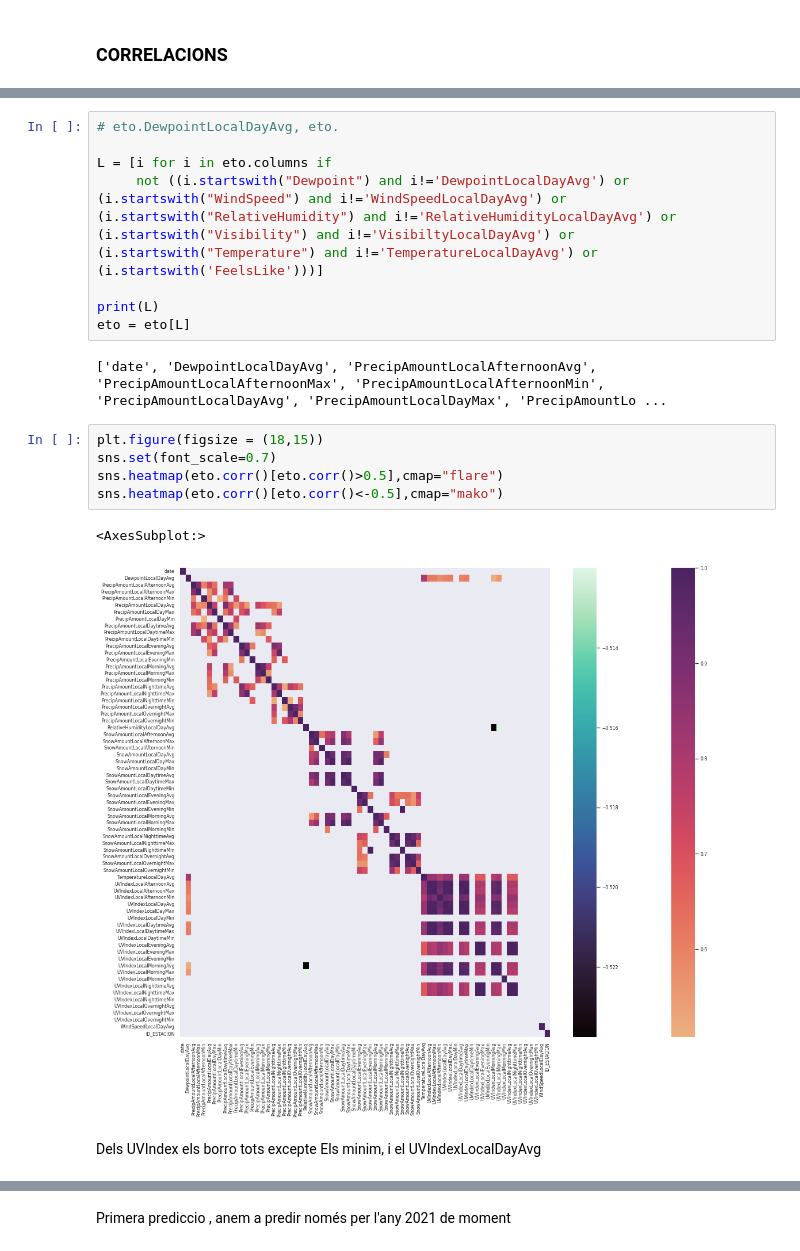
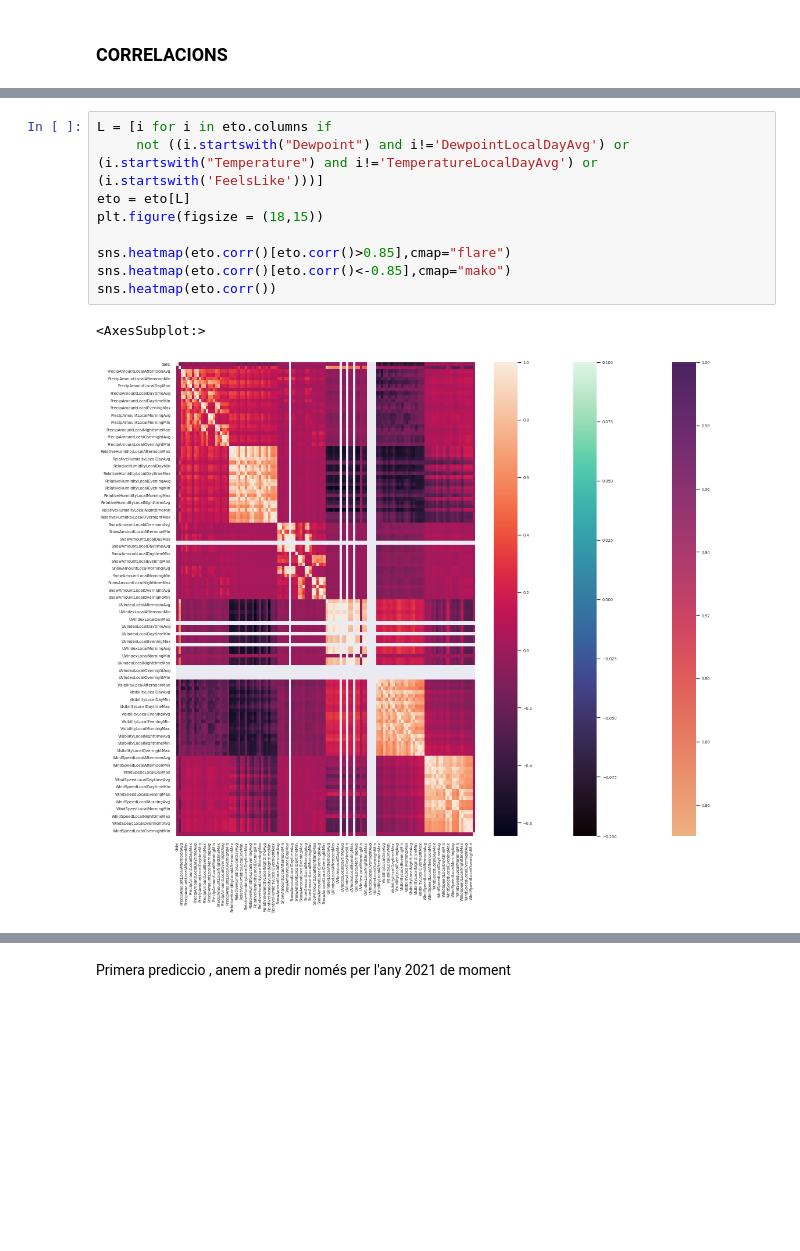
Before and after one commit to AlbertRoca29/The-Wine-Project, a Jupyter notebook: script_exploración.ipynb, the cells around one changed output, grey strips where cells are left out. Saved outputs shown, nothing was run; the diff lists cells and outputs as text; blank space fills up the shorter version.

```diff
--- a/script_exploración.ipynb
+++ b/script_exploración.ipynb
@@ -252,20 +233,12 @@ De moment ajuntarem tots els FeelsLike i TemperatureLocal en una sola variable,
 # %%
-# eto.DewpointLocalDayAvg, eto.
+L = [i for i in eto.columns if
+     not ((i.startswith("Dewpoint") and i!='DewpointLocalDayAvg') or (i.startswith("Temperature") and i!='TemperatureLocalDayAvg') or (i.startswith('FeelsLike')))]
+eto = eto[L]
+plt.figure(figsize = (18,15))
 
-L = [i for i in eto.columns if
-     not ((i.startswith("Dewpoint") and i!='DewpointLocalDayAvg') or (i.startswith("WindSpeed") and i!='WindSpeedLocalDayAvg') or (i.startswith("RelativeHumidity") and i!='RelativeHumidityLocalDayAvg') or (i.startswith("Visibility") and i!='VisibiltyLocalDayAvg') or (i.startswith("Temperature") and i!='TemperatureLocalDayAvg') or (i.startswith('FeelsLike')))]
-
-print(L)
-eto = eto[L]
+sns.heatmap(eto.corr()[eto.corr()>0.85],cmap="flare")
+sns.heatmap(eto.corr()[eto.corr()<-0.85],cmap="mako")
+sns.heatmap(eto.corr())
 # %% [output]
-['date', 'DewpointLocalDayAvg', 'PrecipAmountLocalAfternoonAvg', 'PrecipAmountLocalAfternoonMax', 'PrecipAmountLocalAfternoonMin', 'PrecipAmountLocalDayAvg', 'PrecipAmountLocalDayMax', 'PrecipAmountLo ...
+<AxesSubplot:>
+[figure, added]
-# %%
-plt.figure(figsize = (18,15))
-sns.set(font_scale=0.7)
-sns.heatmap(eto.corr()[eto.corr()>0.5],cmap="flare")
-sns.heatmap(eto.corr()[eto.corr()<-0.5],cmap="mako")
-# %% [output]
-<AxesSubplot:>
-[figure, removed]
-# %% [markdown]
-Dels UVIndex els borro tots excepte Els minim, i el UVIndexLocalDayAvg
```
Also changed, not shown: parts of 31 cells of this notebook.
